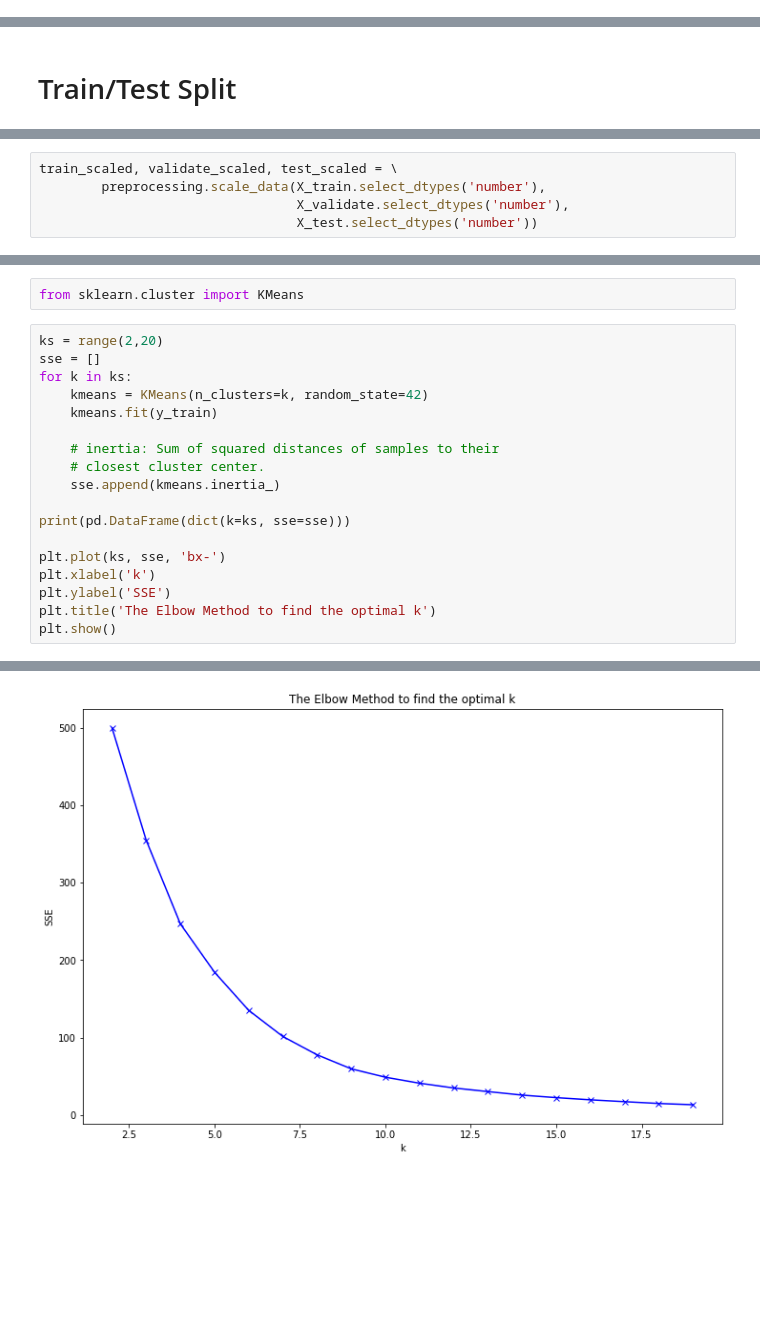
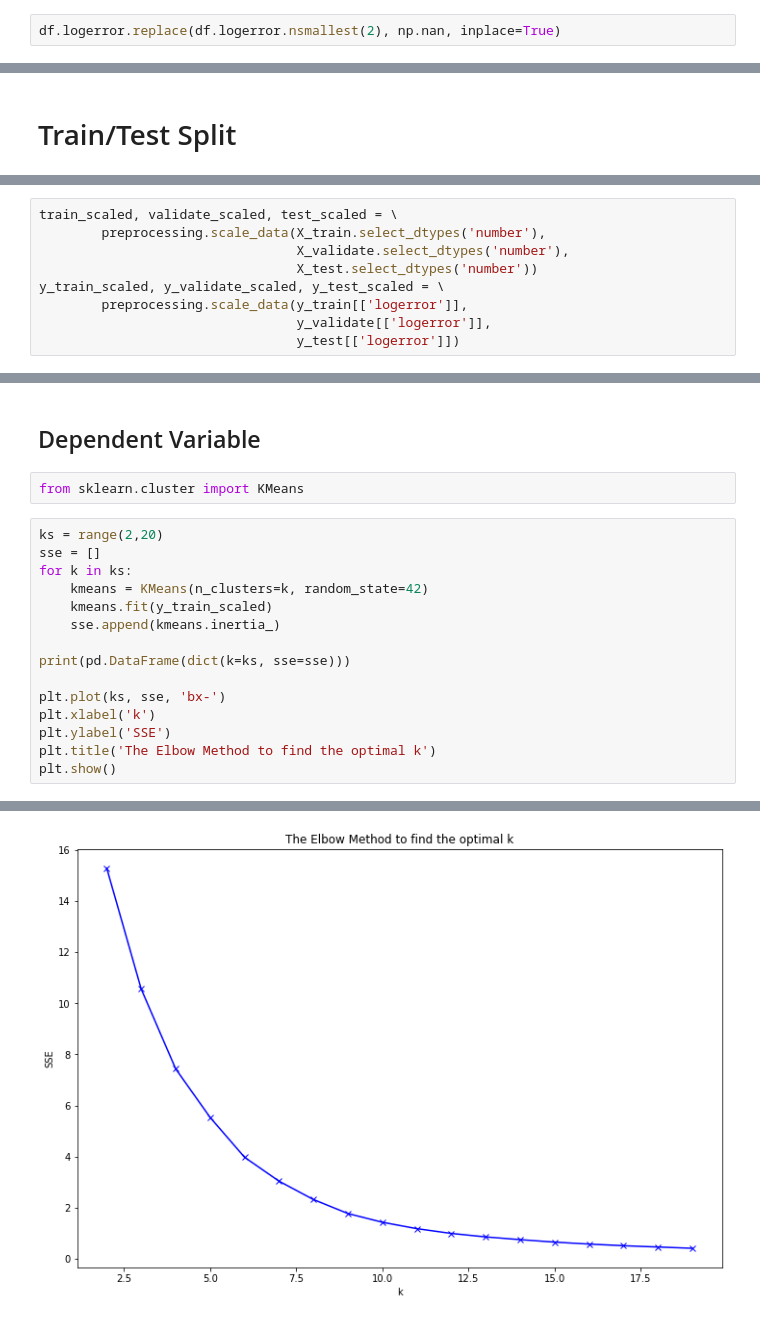
Before and after one commit to Clustering-Project-Allen-Cameron/clustering_project, a Jupyter notebook: cameron_project/zillow_cluster_project_cameron.ipynb, the cells around one changed output, grey strips where cells are left out. Cells and saved outputs as stored; diff of their text form; blank space fills up the shorter version.

```diff
--- a/cameron_project/zillow_cluster_project_cameron.ipynb
+++ b/cameron_project/zillow_cluster_project_cameron.ipynb
@@ -131,6 +131,8 @@ df_nonnumeric.head()
 | 10711888 | Orange_County | 122 | 21412.0 | 97078.0 |
 | 10711910 | LA_County | 0101 | 396551.0 | 96330.0 |
 | 10711956 | LA_County | 0101 | 47019.0 | 96293.0 |
+# %%
+df.logerror.replace(df.logerror.nsmallest(2), np.nan, inplace=True)
 # %%
 cols_with_outliers = (df.select_dtypes('number')
                               .columns.tolist()[1:])
@@ -250,6 +285,10 @@ train_scaled, validate_scaled, test_scaled = \
         preprocessing.scale_data(X_train.select_dtypes('number'),
                                  X_validate.select_dtypes('number'),
                                  X_test.select_dtypes('number'))
+y_train_scaled, y_validate_scaled, y_test_scaled = \
+        preprocessing.scale_data(y_train[['logerror']],
+                                 y_validate[['logerror']],
+                                 y_test[['logerror']])
 # %%
 train_scaled.head(3)
 # %% [output]
@@ -273,3 +312,5 @@ X_train.shape, X_validate.shape, X_test.shape
+# %% [markdown]
+## Dependent Variable
 # %%
 from sklearn.cluster import KMeans
 # %%
@@ -277,10 +318,7 @@ ks = range(2,20)
 sse = []
 for k in ks:
     kmeans = KMeans(n_clusters=k, random_state=42)
-    kmeans.fit(y_train)
-
-    # inertia: Sum of squared distances of samples to their
-    # closest cluster center.
+    kmeans.fit(y_train_scaled)
     sse.append(kmeans.inertia_)
 
 print(pd.DataFrame(dict(k=ks, sse=sse)))
@@ -313,4 +351,4 @@ plt.show()
-[figure, old version]
+[figure, new version]
 # %%
 kmeans = KMeans(n_clusters=8, random_state=42)
 kmeans.fit(y_train)
```
Also changed, not shown: parts of 28 cells of this notebook.
